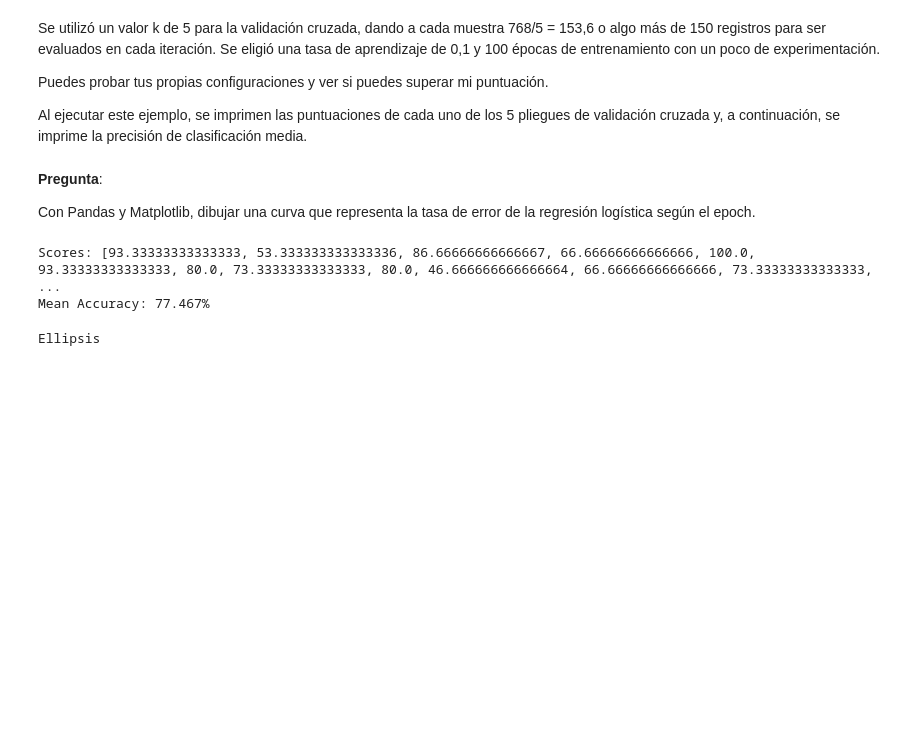
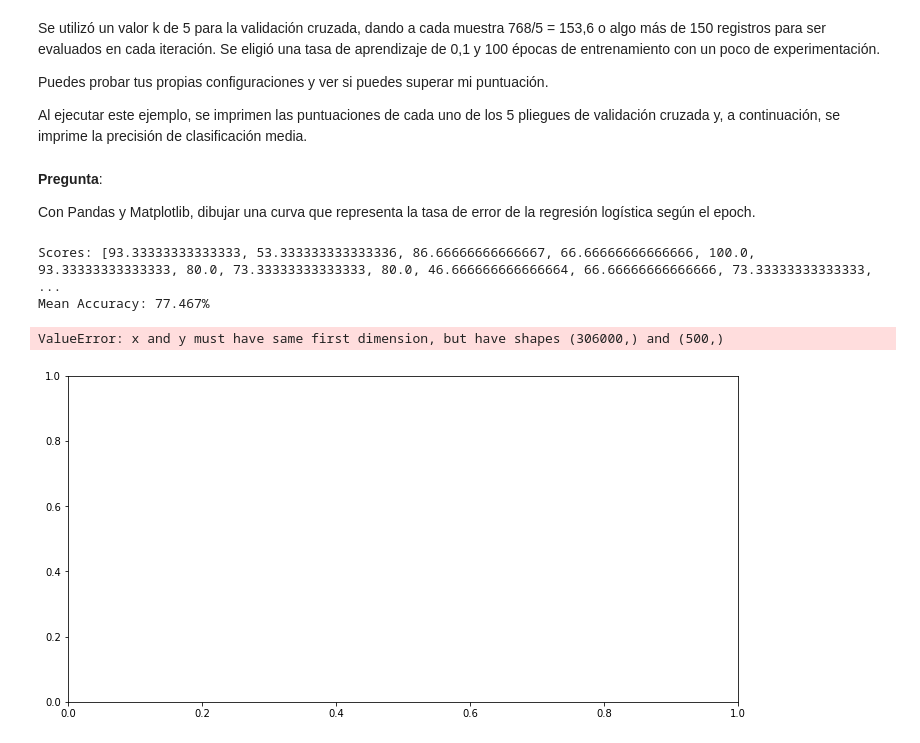
Before and after one commit to iadr/INFO267-ID, a Jupyter notebook: Notebook 5 - Regresión Logística y Stochastic Gradient Descent.ipynb, the cells around one changed output. Saved outputs shown, nothing was run; the diff lists cells and outputs as text; code cells hidden in the pictures; blank space fills up the shorter version.

```diff
--- a/Notebook 5 - Regresión Logística y Stochastic Gradient Descent.ipynb
+++ b/Notebook 5 - Regresión Logística y Stochastic Gradient Descent.ipynb
@@ -330,6 +330,9 @@ from random import seed
 from random import randrange
 from csv import reader
 from math import exp
+
+listaEpoch=[]
+listaError=[]
 
 # Load a CSV file
 def load_csv(filename):
@@ -415,9 +418,11 @@ def coefficients_sgd(train, l_rate, n_epoch):
     coef = [0.0 for i in range(len(train[0]))]
     for epoch in range(n_epoch):
         #print("epoch:"+str(epoch))
+
         for row in train:
             yhat = predict(row, coef)
             error = row[-1] - yhat
+
             coef[0] = coef[0] + l_rate * error * yhat * (1.0 - yhat)
             #print("coef_0:"+str(coef[0]))
             for i in range(len(row)-1):
@@ -492,7 +482,15 @@ print('Mean Accuracy: %.3f%%' % (sum(myScores)/float(len(myScores))))
 # %% [output]
 Scores: [93.33333333333333, 53.333333333333336, 86.66666666666667, 66.66666666666666, 100.0, 93.33333333333333, 80.0, 73.33333333333333, 80.0, 46.666666666666664, 66.66666666666666, 73.33333333333333, ...
 Mean Accuracy: 77.467%
-# %%
-...
-# %% [output]
-Ellipsis
+# %%
+import matplotlib.pyplot as plt
+plt.figure(figsize=(12, 6))
+plt.plot(listaError, listaEpoch, color='red', linestyle='dashed', marker='o',
+         markerfacecolor='blue', markersize=10)
+plt.title('RMSE')
+plt.xlabel('n_estimators')
+plt.ylabel('Root Mean Squared Error')
+plt.show()
+# %% [output]
+ValueError: x and y must have same first dimension, but have shapes (306000,) and (500,)
+[figure, added]
```
Also changed, not shown: parts of 1 cell of this notebook, 6 other files.
